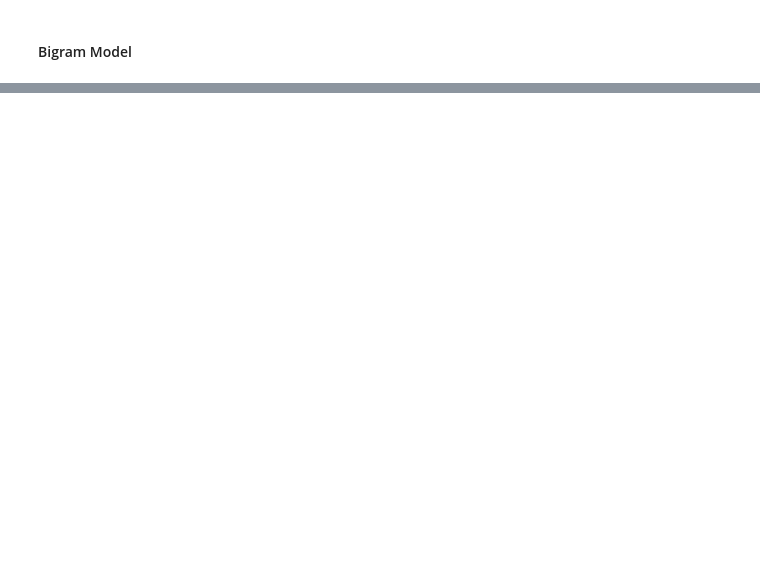
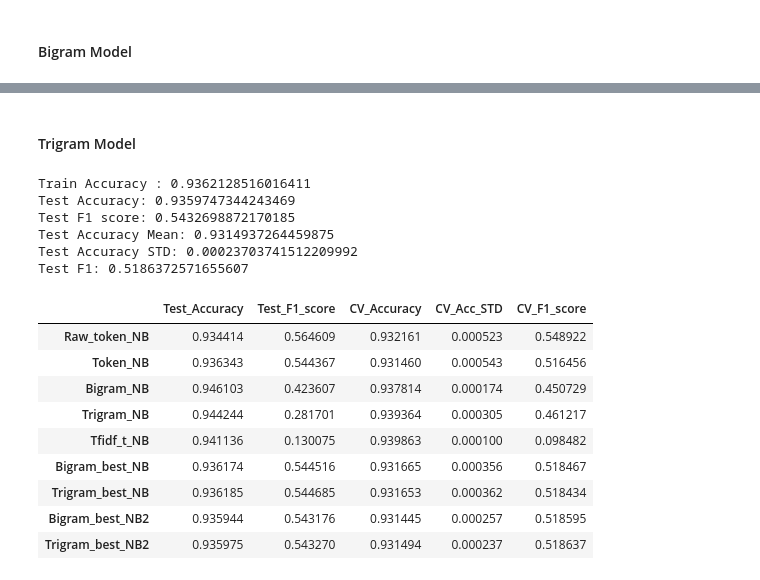
Before and after one commit to ruoranh/Quora-Insincere-Questions, a Jupyter notebook: Quora_lemmatized_modelling.ipynb, the cells around one changed output, grey strips where cells are left out. Cells and saved outputs as stored; diff of their text form; code cells hidden in the pictures; blank space fills up the shorter version.

```diff
--- a/Quora_lemmatized_modelling.ipynb
+++ b/Quora_lemmatized_modelling.ipynb
@@ -497,0 +699,5 @@ X_train_f, X_test_f, y_train, y_test = train_test_split(X, y, stratify=y, random
+# %%
+%%time
+# create text with both tri and bigram in text, by applying trigram first
+train['trigram_question_2'] = ngram_to_corpus(clean_questions, trigram_vocab, 3)
+train['trigram_question_2'] = ngram_to_corpus(train['trigram_question_2'], bigram_vocab, 2)
@@ -497,0 +706,5 @@ X_train_f, X_test_f, y_train, y_test = train_test_split(X, y, stratify=y, random
+# %%
+X = train[['bigram_question_2','trigram_question_2']]
+y = train.target
+# %%
+X_train, X_test, y_train, y_test = train_test_split(X, y, stratify=y, random_state=495, test_size=0.2)
@@ -497,0 +744,30 @@ X_train_f, X_test_f, y_train, y_test = train_test_split(X, y, stratify=y, random
+# %% [markdown]
+#### Trigram Model
+# %%
+# model using bigram text
+X_train_tri, X_test_tri =  vect_trans(CountVectorizer(max_df=1.0,  min_df=1, ngram_range=(1,1), stop_words=stopwords),
+                                   X_train.trigram_question_2, X_test.trigram_question_2)
+# %%
+model = MultinomialNB()
+model_label = 'Trigram_best_NB2'
+
+model_score(model, X_train_tri, X_test_tri, y_train, y_test, score_df, model_label)
+cv_score(model, X_train_tri, y_train, model_label)
+score_df
+# %% [output]
+Train Accuracy : 0.9362128516016411
+Test Accuracy: 0.9359747344243469
+Test F1 score: 0.5432698872170185
+Test Accuracy Mean: 0.9314937264459875
+Test Accuracy STD: 0.00023703741512209992
+Test F1: 0.5186372571655607
+|  | Test_Accuracy | Test_F1_score | CV_Accuracy | CV_Acc_STD | CV_F1_score |
+| Raw_token_NB | 0.934414 | 0.564609 | 0.932161 | 0.000523 | 0.548922 |
+| Token_NB | 0.936343 | 0.544367 | 0.931460 | 0.000543 | 0.516456 |
+| Bigram_NB | 0.946103 | 0.423607 | 0.937814 | 0.000174 | 0.450729 |
+| Trigram_NB | 0.944244 | 0.281701 | 0.939364 | 0.000305 | 0.461217 |
+| Tfidf_t_NB | 0.941136 | 0.130075 | 0.939863 | 0.000100 | 0.098482 |
+| Bigram_best_NB | 0.936174 | 0.544516 | 0.931665 | 0.000356 | 0.518467 |
+| Trigram_best_NB | 0.936185 | 0.544685 | 0.931653 | 0.000362 | 0.518434 |
+| Bigram_best_NB2 | 0.935944 | 0.543176 | 0.931445 | 0.000257 | 0.518595 |
+| Trigram_best_NB2 | 0.935975 | 0.543270 | 0.931494 | 0.000237 | 0.518637 |
```
Also changed, not shown: parts of 84 cells of this notebook, 6 other files.
